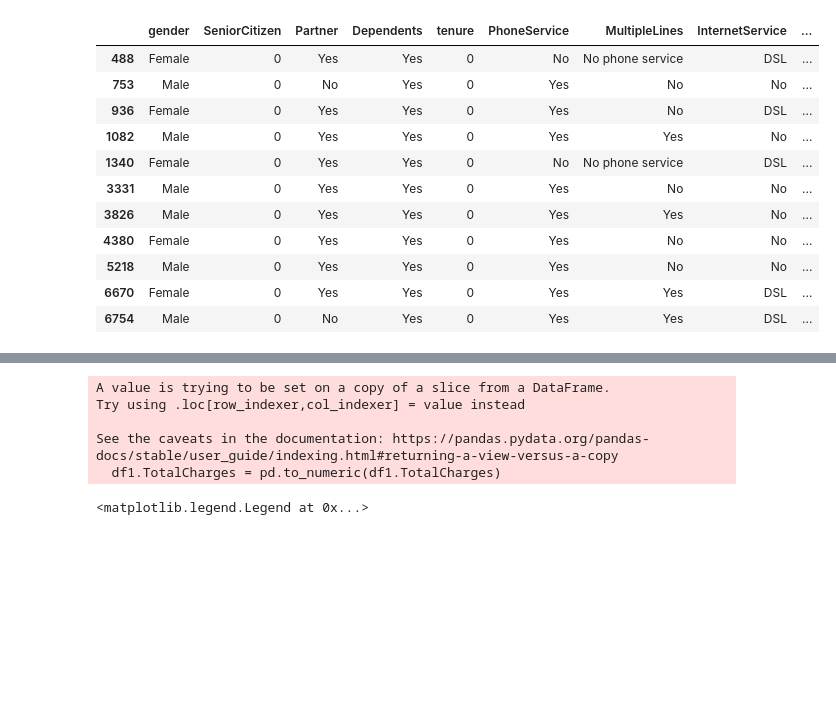
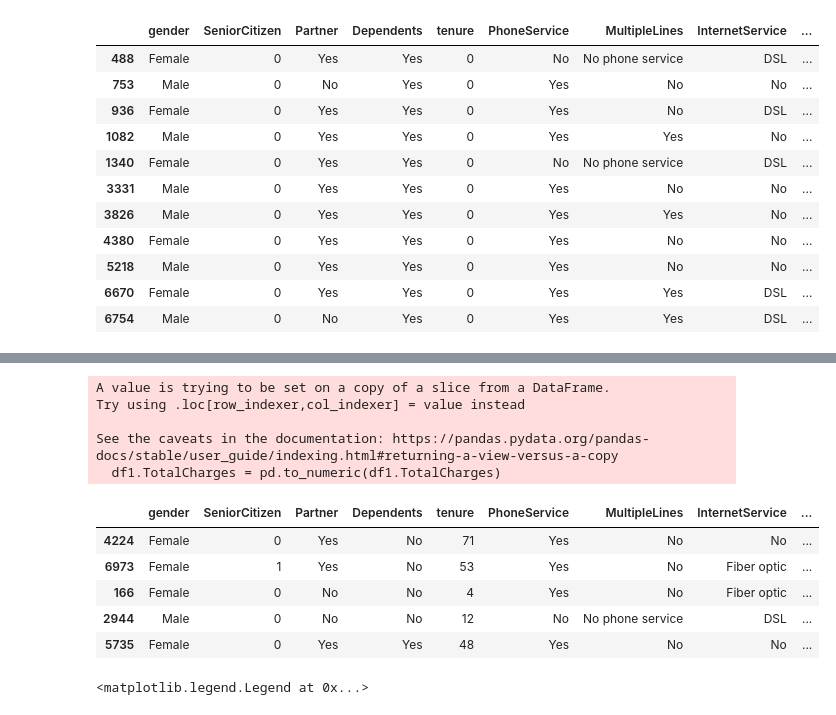
Before and after one commit to Youfus12/deepLearningFiles, a Jupyter notebook: artifitialNN/unamed.ipynb, the cells around one changed output, grey strips where cells are left out. Saved outputs shown, nothing was run; the diff lists cells and outputs as text; code cells hidden in the pictures; blank space fills up the shorter version.

```diff
--- a/artifitialNN/unamed.ipynb
+++ b/artifitialNN/unamed.ipynb
@@ -53,11 +55,18 @@ df1 = df[df.TotalCharges != ' ']
 # %%
 df1.TotalCharges = pd.to_numeric(df1.TotalCharges)
+df1.sample(5)
 # %% [output]
 A value is trying to be set on a copy of a slice from a DataFrame.
 Try using .loc[row_indexer,col_indexer] = value instead
 
 See the caveats in the documentation: https://pandas.pydata.org/pandas-docs/stable/user_guide/indexing.html#returning-a-view-versus-a-copy
   df1.TotalCharges = pd.to_numeric(df1.TotalCharges)
+|  | gender | SeniorCitizen | Partner | Dependents | tenure | PhoneService | MultipleLines | InternetService | ... |
+| 4224 | Female | 0 | Yes | No | 71 | Yes | No | No | ... |
+| 6973 | Female | 1 | Yes | No | 53 | Yes | No | Fiber optic | ... |
+| 166 | Female | 0 | No | No | 4 | Yes | No | Fiber optic | ... |
+| 2944 | Male | 0 | No | No | 12 | No | No phone service | DSL | ... |
+| 5735 | Female | 0 | Yes | Yes | 48 | Yes | No | No | ... |
 # %%
 tenure_churn_yes = df1[df1.Churn == "Yes"].tenure
 tenure_churn_no = df1[df1.Churn == "No"].tenure
```
Also changed, not shown: parts of 9 cells of this notebook, 1 other file.
